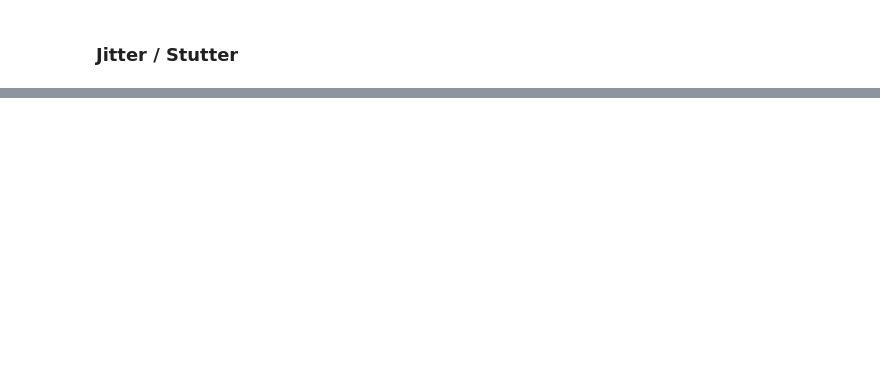
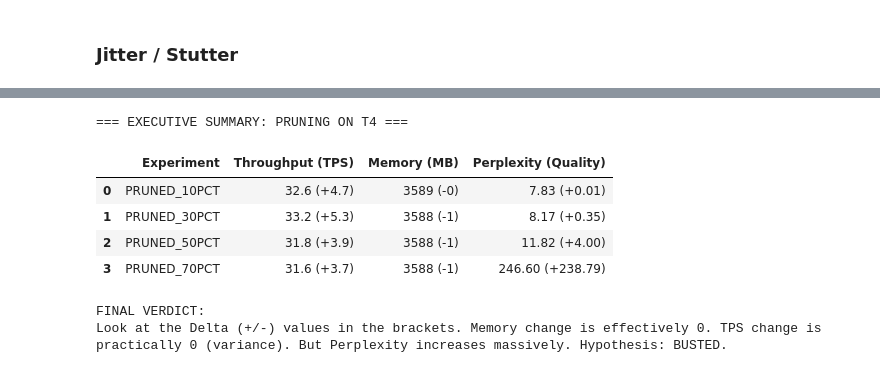
Before and after one commit to adinfarel/llm-inference-benchmark, a Jupyter notebook: analysis/analysis_pruning.ipynb, the cells around one changed output, grey strips where cells are left out. Drawn from its saved outputs; the diff is of its cells as text; code cells hidden in the pictures; blank space fills up the shorter version.

```diff
--- a/analysis/analysis_pruning.ipynb
+++ b/analysis/analysis_pruning.ipynb
@@ -119,0 +238,38 @@ Pictures 3 saved in ..\results\figures\pruning\stutter_boxplot.png
+# %%
+print("=== EXECUTIVE SUMMARY: PRUNING ON T4 ===")
+
+baseline = df_summary[df_summary['label'] == 'float16'].iloc[0]
+
+summary_data = []
+
+for index, row in df_summary.iterrows():
+    if row['label'] == 'float16':
+        continue
+
+    label = row['label']
+
+    delta_tps = row['throughput_tps'] - baseline['throughput_tps']
+    delta_mem = row['peak_memory_mb'] - baseline['peak_memory_mb']
+    delta_ppl = row['perplexity'] - baseline['perplexity']
+
+    summary_data.append({
+        'Experiment': label.upper(),
+        'Throughput (TPS)': f"{row['throughput_tps']:.1f} ({delta_tps:+.1f})",
+        'Memory (MB)': f"{row['peak_memory_mb']:.0f} ({delta_mem:+.0f})",
+        'Perplexity (Quality)': f"{row['perplexity']:.2f} ({delta_ppl:+.2f})"
+    })
+
+df_exec_summary = pd.DataFrame(summary_data)
+display(df_exec_summary)
+
+print("\nFINAL VERDICT:")
+print("Look at the Delta (+/-) values in the brackets. Memory change is effectively 0. TPS change is practically 0 (variance). But Perplexity increases massively. Hypothesis: BUSTED.")
+# %% [output]
+=== EXECUTIVE SUMMARY: PRUNING ON T4 ===
+|  | Experiment | Throughput (TPS) | Memory (MB) | Perplexity (Quality) |
+| 0 | PRUNED_10PCT | 32.6 (+4.7) | 3589 (-0) | 7.83 (+0.01) |
+| 1 | PRUNED_30PCT | 33.2 (+5.3) | 3588 (-1) | 8.17 (+0.35) |
+| 2 | PRUNED_50PCT | 31.8 (+3.9) | 3588 (-1) | 11.82 (+4.00) |
+| 3 | PRUNED_70PCT | 31.6 (+3.7) | 3588 (-1) | 246.60 (+238.79) |
+FINAL VERDICT:
+Look at the Delta (+/-) values in the brackets. Memory change is effectively 0. TPS change is practically 0 (variance). But Perplexity increases massively. Hypothesis: BUSTED.
```
Also changed, not shown: parts of 11 cells of this notebook, 7 other files.
